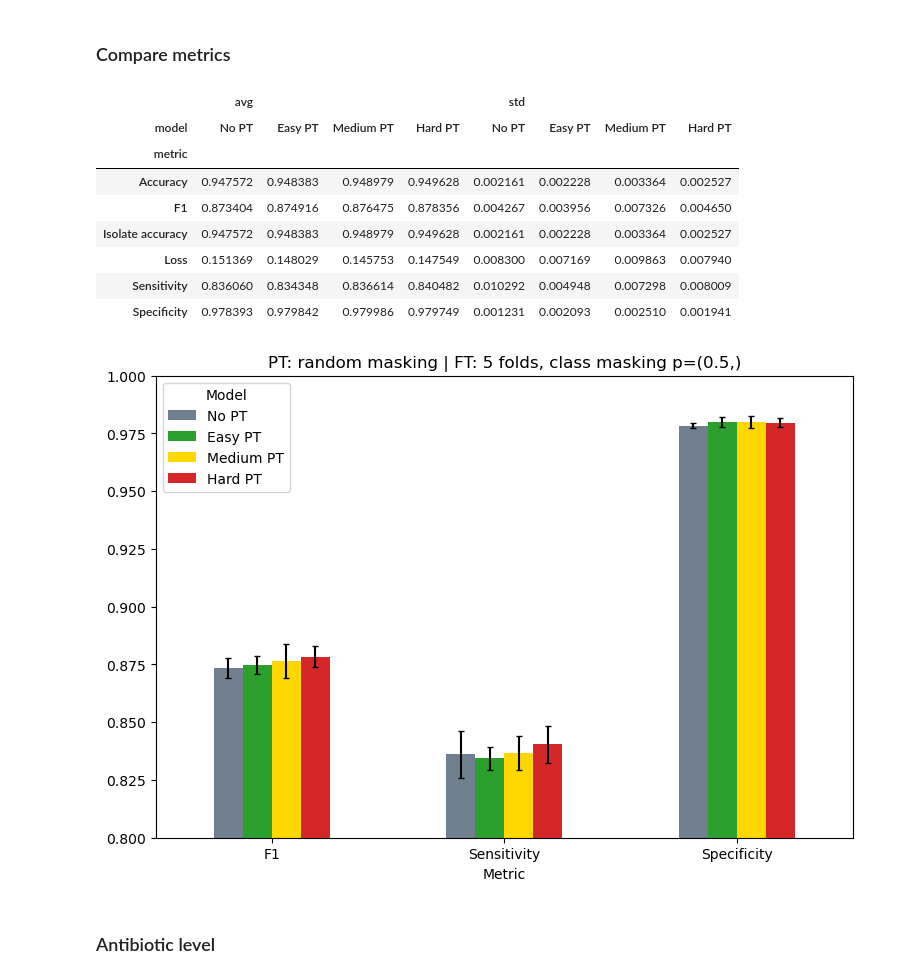
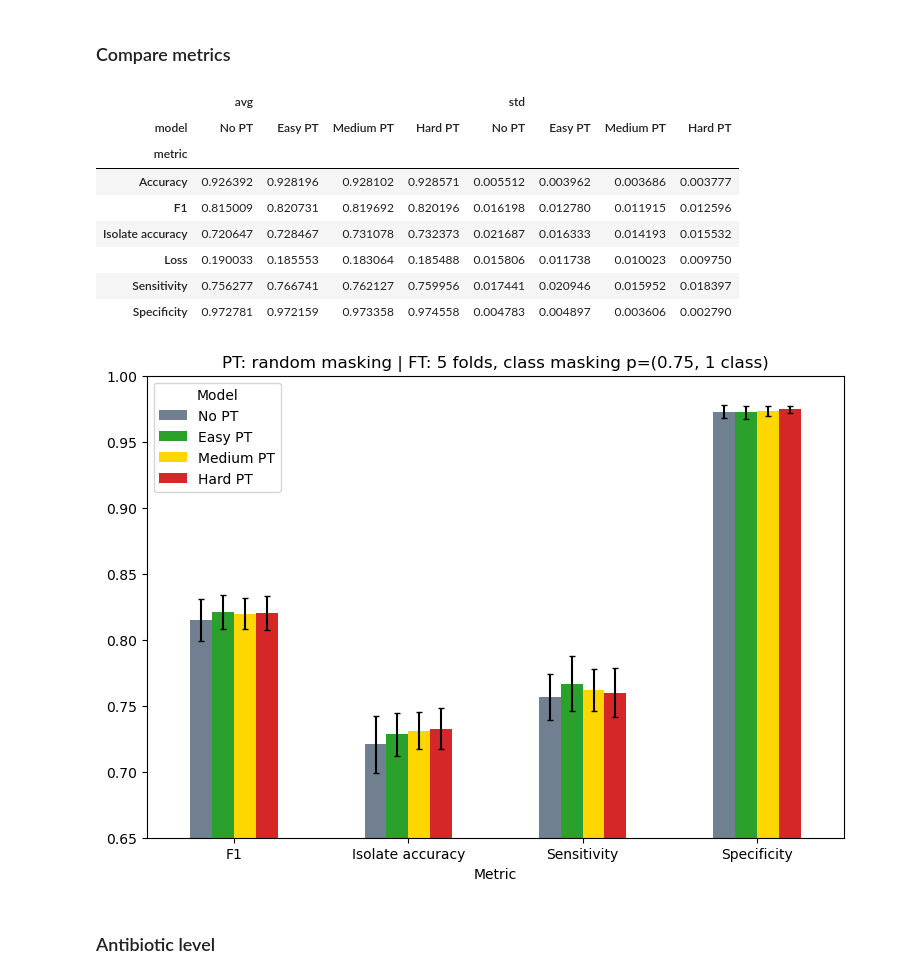
Before and after one commit to jespeols/ARFusion, a Jupyter notebook: CV_analysis.ipynb, the cells around one changed output. Drawn from its saved outputs; the diff is of its cells as text; code cells hidden in the pictures.

```diff
--- a/CV_analysis.ipynb
+++ b/CV_analysis.ipynb
@@ -252,19 +252,18 @@ plt.show()
 # %% [markdown]
 ## PT: Random masking | FT: Random masking
 # %%
-with open(os.path.join(BASE_DIR, 'results', 'MM', 'FT_noPT_0.5_0.9', 'CV_results.pkl'), 'rb') as f:
+with open(os.path.join(BASE_DIR, 'results', 'MM', 'FT_noPT_0.75_0.9', 'CV_results.pkl'), 'rb') as f:
     results_dict_noPT = CPU_Unpickler(f).load()
-with open(os.path.join(BASE_DIR, 'results', 'MM', 'FT_easyPT_0.5_0.9', 'CV_results.pkl'), 'rb') as f:
+with open(os.path.join(BASE_DIR, 'results', 'MM', 'FT_easyPT_0.75_0.9', 'CV_results.pkl'), 'rb') as f:
     results_dict_easyPT = CPU_Unpickler(f).load()
-with open(os.path.join(BASE_DIR, 'results', 'MM', 'FT_mediumPT_0.5_0.9', 'CV_results.pkl'), 'rb') as f:
+with open(os.path.join(BASE_DIR, 'results', 'MM', 'FT_mediumPT_0.75_0.9', 'CV_results.pkl'), 'rb') as f:
     results_dict_mediumPT = CPU_Unpickler(f).load()
-with open(os.path.join(BASE_DIR, 'results', 'MM', 'FT_hardPT_0.5_0.9', 'CV_results.pkl'), 'rb') as f:
+with open(os.path.join(BASE_DIR, 'results', 'MM', 'FT_hardPT_0.75_0.9', 'CV_results.pkl'), 'rb') as f:
     results_dict_hardPT = CPU_Unpickler(f).load()
-# results_dict_noPT = pd.read_pickle(os.path.join(BASE_DIR, 'results', 'MM', 'FT_noPT_0.5_0.9', 'CV_results.pkl'))
-# results_dict_noPT = torch.load(os.path.join(BASE_DIR, 'results', 'MM', 'FT_noPT_0.5_0.9', 'CV_results.pkl'), map_location=torch.device('cpu'))
-# results_dict_easyPT = pd.read_pickle(os.path.join(BASE_DIR, 'results', 'MM', 'FT_easyPT_0.5_0.9', 'CV_results.pkl'))
-# results_dict_mediumPT = pd.read_pickle(os.path.join(BASE_DIR, 'results', 'MM', 'FT_mediumPT_0.5_0.9', 'CV_results.pkl'))
-# results_dict_hardPT = pd.read_pickle(os.path.join(BASE_DIR, 'results', 'MM', 'FT_hardPT_0.5_0.9', 'CV_results.pkl'))
+# results_dict_noPT = pd.read_pickle(os.path.join(BASE_DIR, 'results', 'MM', 'FT_noPT_0.75_0.9', 'CV_results.pkl'))
+# results_dict_easyPT = pd.read_pickle(os.path.join(BASE_DIR, 'results', 'MM', 'FT_easyPT_0.75_0.9', 'CV_results.pkl'))
+# results_dict_mediumPT = pd.read_pickle(os.path.join(BASE_DIR, 'results', 'MM', 'FT_mediumPT_0.75_0.9', 'CV_results.pkl'))
+# results_dict_hardPT = pd.read_pickle(os.path.join(BASE_DIR, 'results', 'MM', 'FT_hardPT_0.75_0.9', 'CV_results.pkl'))
 model_names = ['No PT', 'Easy PT', 'Medium PT', 'Hard PT']
 colors = ['slategray', 'tab:green', 'gold', 'tab:red']
 results_dict_list = [results_dict_noPT, results_dict_easyPT, results_dict_mediumPT, results_dict_hardPT]
@@ -274,7 +273,7 @@ dict_keys(['train_losses', 'losses', 'accs', 'iso_accs', 'sensitivities', 'speci
 # %% [markdown]
 ### Compare metrics
 # %%
-drop_metrics = ['Loss', 'Isolate accuracy', 'Accuracy']
+drop_metrics = ['Loss', 'Accuracy']
 # %%
 df_CV_list = [get_average_and_std_df(results_dict) for results_dict in results_dict_list]
 df_CV = pd.concat(df_CV_list, keys=model_names, names=['model']).reset_index(level=1, drop=True).set_index('metric', append=True).unstack(level=0)
@@ -339,19 +338,19 @@ plot_metric_by_ab_with_distr(df_CV_ab, 'F1', show_distr_std=False, legend_loc='l
 # %% [markdown]
 ## PT: Random masking | FT: Class masking
 # %%
-with open(os.path.join(BASE_DIR, 'results', 'MM', 'FT_noPT_0.5_class', 'CV_results.pkl'), 'rb') as f:
+with open(os.path.join(BASE_DIR, 'results', 'MM', 'FT_noPT_0.75_class', 'CV_results.pkl'), 'rb') as f:
     results_dict_noPT = CPU_Unpickler(f).load()
-with open(os.path.join(BASE_DIR, 'results', 'MM', 'FT_easyPT_0.5_class', 'CV_results.pkl'), 'rb') as f:
+with open(os.path.join(BASE_DIR, 'results', 'MM', 'FT_easyPT_0.75_class', 'CV_results.pkl'), 'rb') as f:
     results_dict_easyPT = CPU_Unpickler(f).load()
-with open(os.path.join(BASE_DIR, 'results', 'MM', 'FT_mediumPT_0.5_class', 'CV_results.pkl'), 'rb') as f:
+with open(os.path.join(BASE_DIR, 'results', 'MM', 'FT_mediumPT_0.75_class', 'CV_results.pkl'), 'rb') as f:
     results_dict_mediumPT = CPU_Unpickler(f).load()
-with open(os.path.join(BASE_DIR, 'results', 'MM', 'FT_hardPT_0.5_class', 'CV_results.pkl'), 'rb') as f:
+with open(os.path.join(BASE_DIR, 'results', 'MM', 'FT_hardPT_0.75_class', 'CV_results.pkl'), 'rb') as f:
     results_dict_hardPT = CPU_Unpickler(f).load()
-# results_dict_noPT = pd.read_pickle(os.path.join(BASE_DIR, 'results', 'MM', 'FT_noPT_0.5_class', 'CV_results.pkl'))
-# results_dict_noPT = torch.load(os.path.join(BASE_DIR, 'results', 'MM', 'FT_noPT_0.5_class', 'CV_results.pkl'), map_location=torch.device('cpu'))
-# results_dict_easyPT = pd.read_pickle(os.path.join(BASE_DIR, 'results', 'MM', 'FT_easyPT_0.5_class', 'CV_results.pkl'))
-# results_dict_mediumPT = pd.read_pickle(os.path.join(BASE_DIR, 'results', 'MM', 'FT_mediumPT_0.5_class', 'CV_results.pkl'))
-# results_dict_hardPT = pd.read_pickle(os.path.join(BASE_DIR, 'results', 'MM', 'FT_hardPT_0.5_class', 'CV_results.pkl'))
+# results_dict_noPT = pd.read_pickle(os.path.join(BASE_DIR, 'results', 'MM', 'FT_noPT_0.75_class', 'CV_results.pkl'))
+# results_dict_noPT = torch.load(os.path.join(BASE_DIR, 'results', 'MM', 'FT_noPT_0.75_class', 'CV_results.pkl'), map_location=torch.device('cpu'))
+# results_dict_easyPT = pd.read_pickle(os.path.join(BASE_DIR, 'results', 'MM', 'FT_easyPT_0.75_class', 'CV_results.pkl'))
+# results_dict_mediumPT = pd.read_pickle(os.path.join(BASE_DIR, 'results', 'MM', 'FT_mediumPT_0.75_class', 'CV_results.pkl'))
+# results_dict_hardPT = pd.read_pickle(os.path.join(BASE_DIR, 'results', 'MM', 'FT_hardPT_0.75_class', 'CV_results.pkl'))
 model_names = ['No PT', 'Easy PT', 'Medium PT', 'Hard PT']
 colors = ['slategray', 'tab:green', 'gold', 'tab:red']
 results_dict_list = [results_dict_noPT, results_dict_easyPT, results_dict_mediumPT, results_dict_hardPT]
@@ -369,21 +368,21 @@ df_CV
 |  | avg |  |  |  | std |  |  |  |
 | model | No PT | Easy PT | Medium PT | Hard PT | No PT | Easy PT | Medium PT | Hard PT |
 | metric |  |  |  |  |  |  |  |  |
-| Accuracy | 0.947572 | 0.948383 | 0.948979 | 0.949628 | 0.002161 | 0.002228 | 0.003364 | 0.002527 |
-| F1 | 0.873404 | 0.874916 | 0.876475 | 0.878356 | 0.004267 | 0.003956 | 0.007326 | 0.004650 |
-| Isolate accuracy | 0.947572 | 0.948383 | 0.948979 | 0.949628 | 0.002161 | 0.002228 | 0.003364 | 0.002527 |
-| Loss | 0.151369 | 0.148029 | 0.145753 | 0.147549 | 0.008300 | 0.007169 | 0.009863 | 0.007940 |
-| Sensitivity | 0.836060 | 0.834348 | 0.836614 | 0.840482 | 0.010292 | 0.004948 | 0.007298 | 0.008009 |
-| Specificity | 0.978393 | 0.979842 | 0.979986 | 0.979749 | 0.001231 | 0.002093 | 0.002510 | 0.001941 |
+| Accuracy | 0.926392 | 0.928196 | 0.928102 | 0.928571 | 0.005512 | 0.003962 | 0.003686 | 0.003777 |
+| F1 | 0.815009 | 0.820731 | 0.819692 | 0.820196 | 0.016198 | 0.012780 | 0.011915 | 0.012596 |
+| Isolate accuracy | 0.720647 | 0.728467 | 0.731078 | 0.732373 | 0.021687 | 0.016333 | 0.014193 | 0.015532 |
+| Loss | 0.190033 | 0.185553 | 0.183064 | 0.185488 | 0.015806 | 0.011738 | 0.010023 | 0.009750 |
+| Sensitivity | 0.756277 | 0.766741 | 0.762127 | 0.759956 | 0.017441 | 0.020946 | 0.015952 | 0.018397 |
+| Specificity | 0.972781 | 0.972159 | 0.973358 | 0.974558 | 0.004783 | 0.004897 | 0.003606 | 0.002790 |
 # %%
 df_CV.drop(drop_metrics).plot(kind='bar', y='avg', yerr='std', rot=0, figsize=(9, 6), capsize=2, ecolor='k', color=colors)
 plt.legend(title='Model')
-plt.ylim(0.8, 1)
+plt.ylim(0.65, 1)
 plt.xlabel('Metric')
-plt.title('PT: random masking | FT: 5 folds, class masking p=(0.5,)')
+plt.title('PT: random masking | FT: 5 folds, class masking p=(0.75, 1 class)')
 plt.show()
 # %% [output]
-[figure, old version]
+[figure, new version]
 # %% [markdown]
 ### Antibiotic level
 # %%
```
Also changed, not shown: parts of 133 cells of this notebook, 2 other files.
